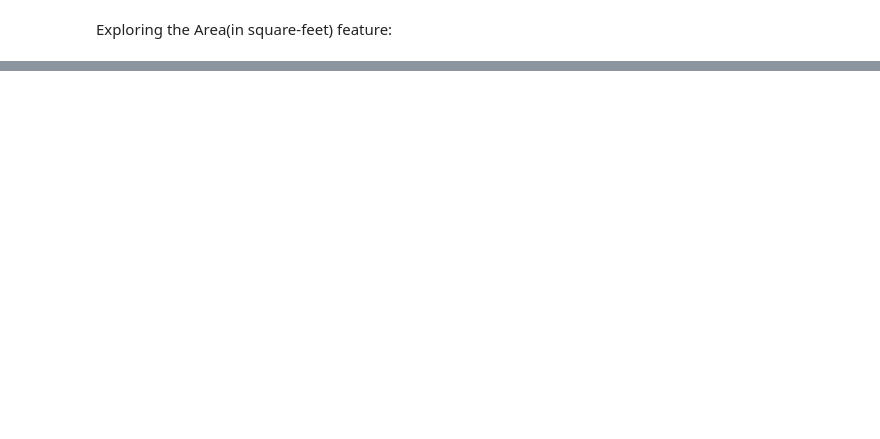
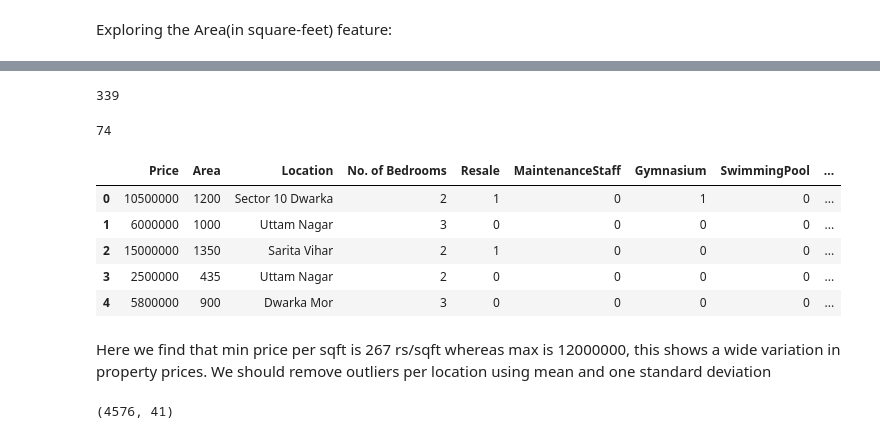
Before and after one commit to arkham7638/Land-price-prediction-Delhi-, a Jupyter notebook: land_price_prediction.ipynb, the cells around one changed output, grey strips where cells are left out. Saved outputs shown, nothing was run; the diff lists cells and outputs as text; code cells hidden in the pictures; blank space fills up the shorter version.

```diff
--- a/land_price_prediction.ipynb
+++ b/land_price_prediction.ipynb
@@ -201,0 +278,33 @@ def is_float(x):
+# %%
+len(df3.Location.unique())
+# %% [output]
+339
+# %%
+df3.Location = df3.Location.apply(lambda x: 'other' if x in Location_stats_less_than_10 else x)
+len(df3.Location.unique())
+# %% [output]
+74
+# %%
+df3.head()
+# %% [output]
+|  | Price | Area | Location | No. of Bedrooms | Resale | MaintenanceStaff | Gymnasium | SwimmingPool | ... |
+| 0 | 10500000 | 1200 | Sector 10 Dwarka | 2 | 1 | 0 | 1 | 0 | ... |
+| 1 | 6000000 | 1000 | Uttam Nagar | 3 | 0 | 0 | 0 | 0 | ... |
+| 2 | 15000000 | 1350 | Sarita Vihar | 2 | 1 | 0 | 0 | 0 | ... |
+| 3 | 2500000 | 435 | Uttam Nagar | 2 | 0 | 0 | 0 | 0 | ... |
+| 4 | 5800000 | 900 | Dwarka Mor | 3 | 0 | 0 | 0 | 0 | ... |
+# %% [markdown]
+Here we find that min price per sqft is 267 rs/sqft whereas max is 12000000, this shows a wide variation in property prices. We should remove outliers per location using mean and one standard deviation
+# %%
+def remove_pps_outliers(df):
+    df_out = pd.DataFrame()
+    for key, subdf in df.groupby('Location'):
+        m = np.mean(subdf.price_per_sqft)
+        st = np.std(subdf.price_per_sqft)
+        reduced_df = subdf[(subdf.price_per_sqft>(m-st)) & (subdf.price_per_sqft<=(m+st))]
+        df_out = pd.concat([df_out,reduced_df],ignore_index=True)
+    return df_out
+df4 = remove_pps_outliers(df3)
+df4.shape
+# %% [output]
+(4576, 41)
```
Also changed, not shown: parts of 31 cells of this notebook.
